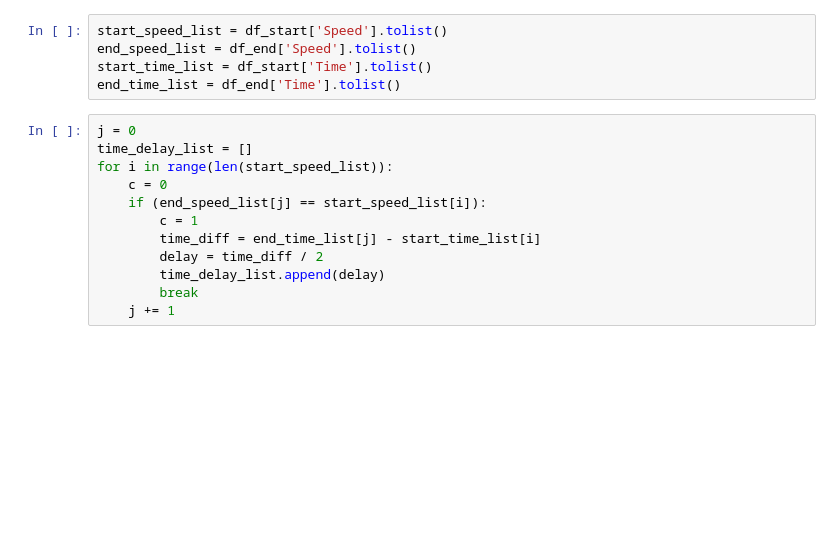
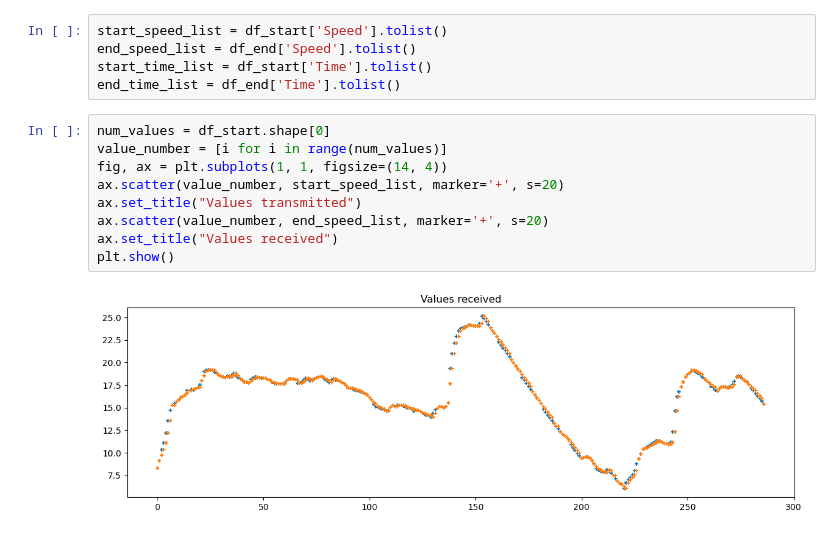
Before and after one commit to dilansenuruk/VR-Cycling-Final_Year_Project, a Jupyter notebook: Commmunication_delay_calculations.ipynb, the cells around one changed output. Saved outputs shown, nothing was run; the diff lists cells and outputs as text; blank space fills up the shorter version.

```diff
--- a/Commmunication_delay_calculations.ipynb
+++ b/Commmunication_delay_calculations.ipynb
@@ -52,15 +52,14 @@ start_speed_list = df_start['Speed'].tolist()
 end_speed_list = df_end['Speed'].tolist()
 start_time_list = df_start['Time'].tolist()
 end_time_list = df_end['Time'].tolist()
-# %%
-j = 0
-time_delay_list = []
-for i in range(len(start_speed_list)):
-    c = 0
-    if (end_speed_list[j] == start_speed_list[i]):
-        c = 1
-        time_diff = end_time_list[j] - start_time_list[i]
-        delay = time_diff / 2
-        time_delay_list.append(delay)
-        break
-    j += 1
+# %%
+num_values = df_start.shape[0]
+value_number = [i for i in range(num_values)]
+fig, ax = plt.subplots(1, 1, figsize=(14, 4))
+ax.scatter(value_number, start_speed_list, marker='+', s=20)
+ax.set_title("Values transmitted")
+ax.scatter(value_number, end_speed_list, marker='+', s=20)
+ax.set_title("Values received")
+plt.show()
+# %% [output]
+[figure, added]
```
Also changed, not shown: parts of 4 cells of this notebook.
